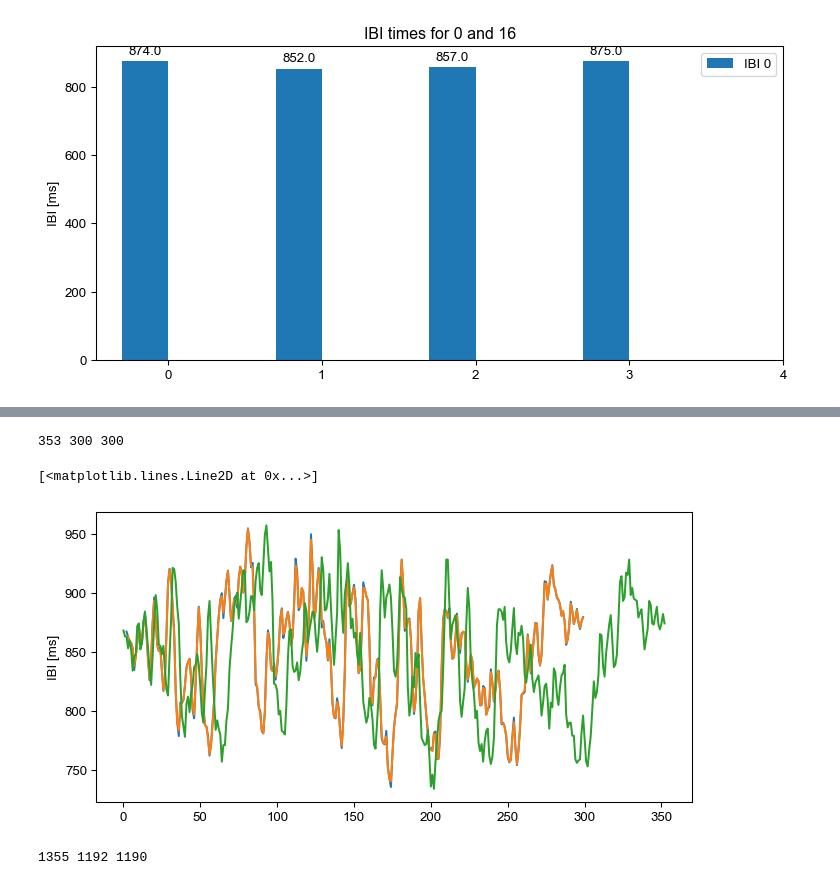
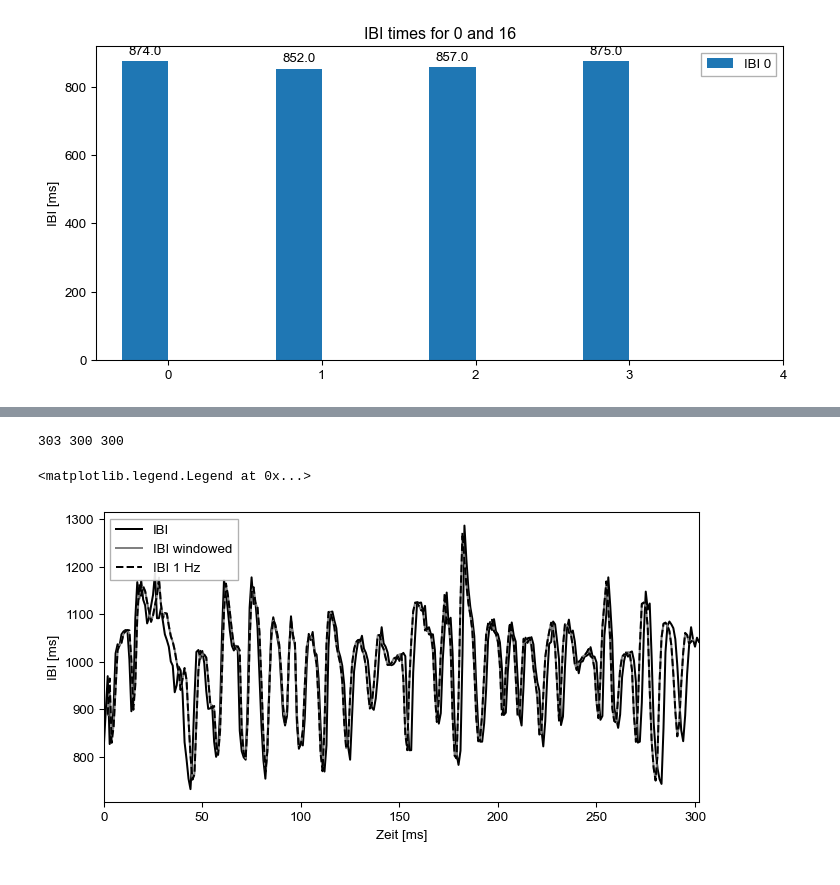
Before and after one commit to visserle/two-hearts, a Jupyter notebook: plots.ipynb, the cells around one changed output, grey strips where cells are left out. Drawn from its saved outputs; the diff is of its cells as text; code cells hidden in the pictures.

Commit message:
complete refactor
- delete unnecessary plots
- black and white color scheme

```diff
--- a/plots.ipynb
+++ b/plots.ipynb
@@ -12,7 +19,7 @@ sampling_rate = 1000
 print("Sampling rate:", sampling_rate)
 
 # Set conditions
-condition = ["sit","gaze","gaze_swap"]
+condition = ["sit","gaze"]
 print("Conditions:", condition)
 
 # Show number of participants
@@ -39,8 +99,6 @@ plt.plot(ecg_raw[1])
 [figure]
 # %%
 # Analyze raw ECG data
-
-sampling_rate=1000
 ecg_process = []
 ecg = []
 for i in range(num_participants):
@@ -48,6 +106,6 @@ for i in range(num_participants):
         ecg_process.append(ecg_process_temp)
         ecg.append(ecg_process[i]["ECG_Clean"])
 
-ecg_process[3]
+ecg_process[1]
 # %% [output]
 |  | ECG_Raw | ECG_Clean | ECG_Rate | ECG_Quality | ECG_R_Peaks | ECG_P_Peaks | ECG_P_Onsets | ECG_P_Offsets | ... |
@@ -66 +312,12 @@ ecg_process[3]
+# %%
+dpi = 96
+figsize = 8,4
+
+mpl.rcParams["legend.frameon"] = True
+mpl.rcParams["legend.fancybox"] = False
+mpl.rcParams["legend.framealpha"] = 0.9
+mpl.rcParams["legend.edgecolor"] = "darkgrey"
+
+d = 0 # dyad
+p = 1 # person
 # %%
@@ -316,36 +525,18 @@ plt.plot(ibi_ts_ip_win[0][9:40])
 # %%
-print(len(ibi[0]),len(ibi_ts_ip_1hz[0]),len(ibi_ts_ip_win[0]))
+# Other plots
+print(len(ibi[p]),len(ibi_ts_ip_1hz[p]),len(ibi_ts_ip_win[p]))
 
-fig = plt.figure(figsize=(8,4), dpi=96)
-# plt.xlabel('Zeit [ms]')
+fig = plt.figure(figsize=figsize, dpi=dpi)
+plt.margins(x=0)
+plt.xlabel('Zeit [ms]')
+plt.ylabel('transformierte IBI [ms]')
+
 plt.ylabel('IBI [ms]')
-plt.plot(np.array(ibi_ts_ip_1hz[0]))
-plt.plot(np.array(ibi_ts_ip_win[0]))
-plt.plot(np.array(ibi[0]))
+plt.plot(np.array(ibi[p]),color="black", label="IBI")
+plt.plot(np.array(ibi_ts_ip_win[p]),"-",color="grey", label="IBI windowed")
+plt.plot(np.array(ibi_ts_ip_1hz[p]),"--",color="black", label="IBI 1 Hz")
+plt.legend(loc="upper left")
 # %% [output]
-353 300 300
+303 300 300
-[<matplotlib.lines.Line2D at 0x...>]
+<matplotlib.legend.Legend at 0x...>
-[figure, old version]
+[figure, new version]
-# %%
-# Prepare data for violin plot
-def flatten(nested_list):
-    list_of_lists = []
-    for item in nested_list:
-        list_of_lists.extend(item)
-    return list_of_lists
-
-ibi_all = flatten(ibi)
-
-ibi_ts_ip_1hz_all = []
-for i in range(num_participants):
-    ibi_ts_ip_1hz_all.append(np.array(ibi_ts_ip_1hz[i].dropna()))
-ibi_ts_ip_1hz_all = flatten(ibi_ts_ip_1hz_all)
-
-ibi_ts_ip_win_all = []
-for i in range(num_participants):
-    ibi_ts_ip_win_all.append(np.array(ibi_ts_ip_win[i].dropna()))
-ibi_ts_ip_win_all = flatten(ibi_ts_ip_win_all)
-
-print(len(ibi_all),len(ibi_ts_ip_1hz_all),len(ibi_ts_ip_win_all))
-# %% [output]
-1355 1192 1190
```
Also changed, not shown: parts of 33 cells of this notebook.
